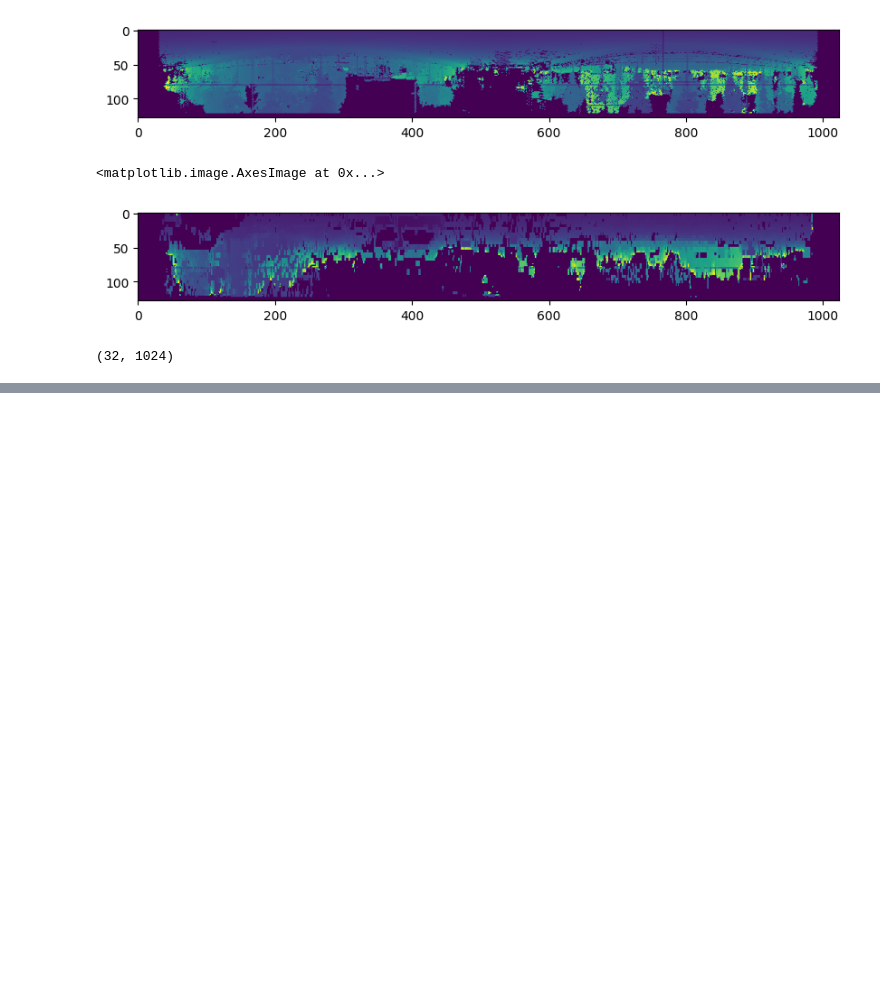
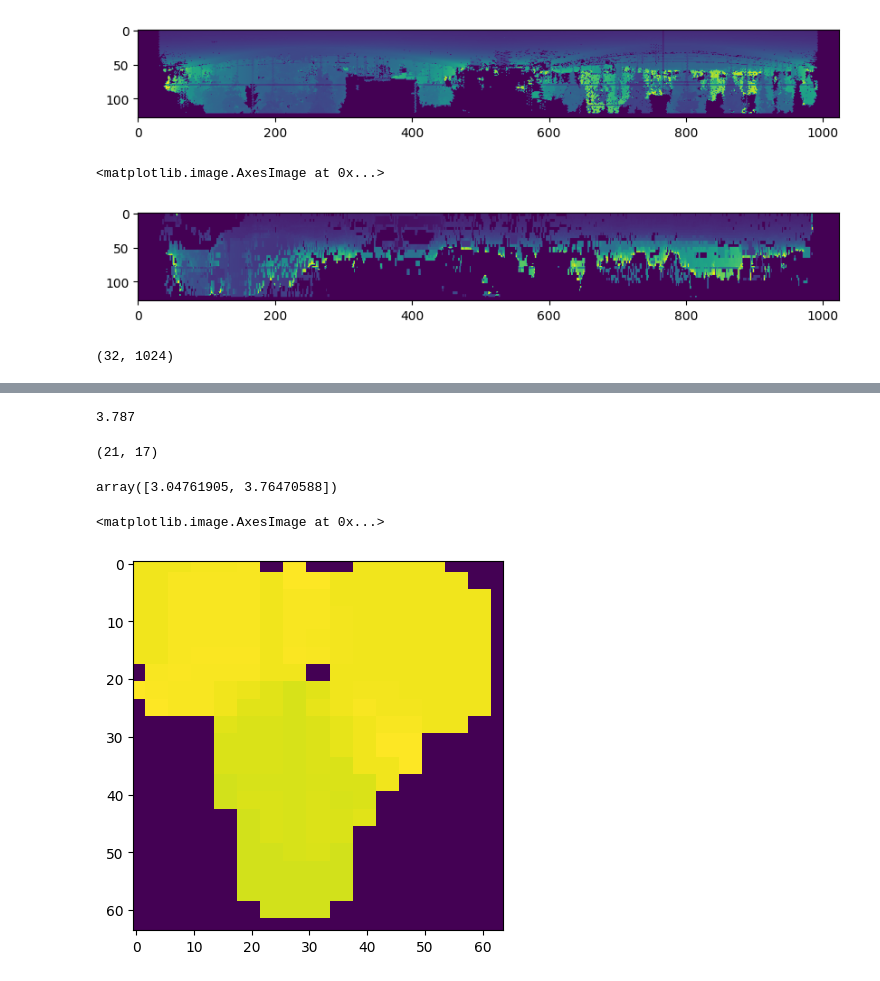
Before and after one commit to gkstlsgp3as/4DSR, a Jupyter notebook: visualize_data.ipynb, the cells around one changed output, grey strips where cells are left out. Saved outputs shown, nothing was run; the diff lists cells and outputs as text; code cells hidden in the pictures; blank space fills up the shorter version.

```diff
--- a/visualize_data.ipynb
+++ b/visualize_data.ipynb
@@ -277,0 +338,4 @@ image.shape
+# %%
+Range_check_zed.max()
+# %% [output]
+3.787
@@ -277,0 +344,8 @@ image.shape
+# %%
+Range_check_retina.shape
+# %% [output]
+(21, 17)
+# %%
+64 / np.array(Range_check_retina.shape)
+# %% [output]
+array([3.04761905, 3.76470588])
@@ -277,0 +354,5 @@ image.shape
+# %%
+plt.imshow(newim1)
+# %% [output]
+<matplotlib.image.AxesImage at 0x...>
+[figure, added]
```
Also changed, not shown: parts of 11 cells of this notebook, 8 other files.
